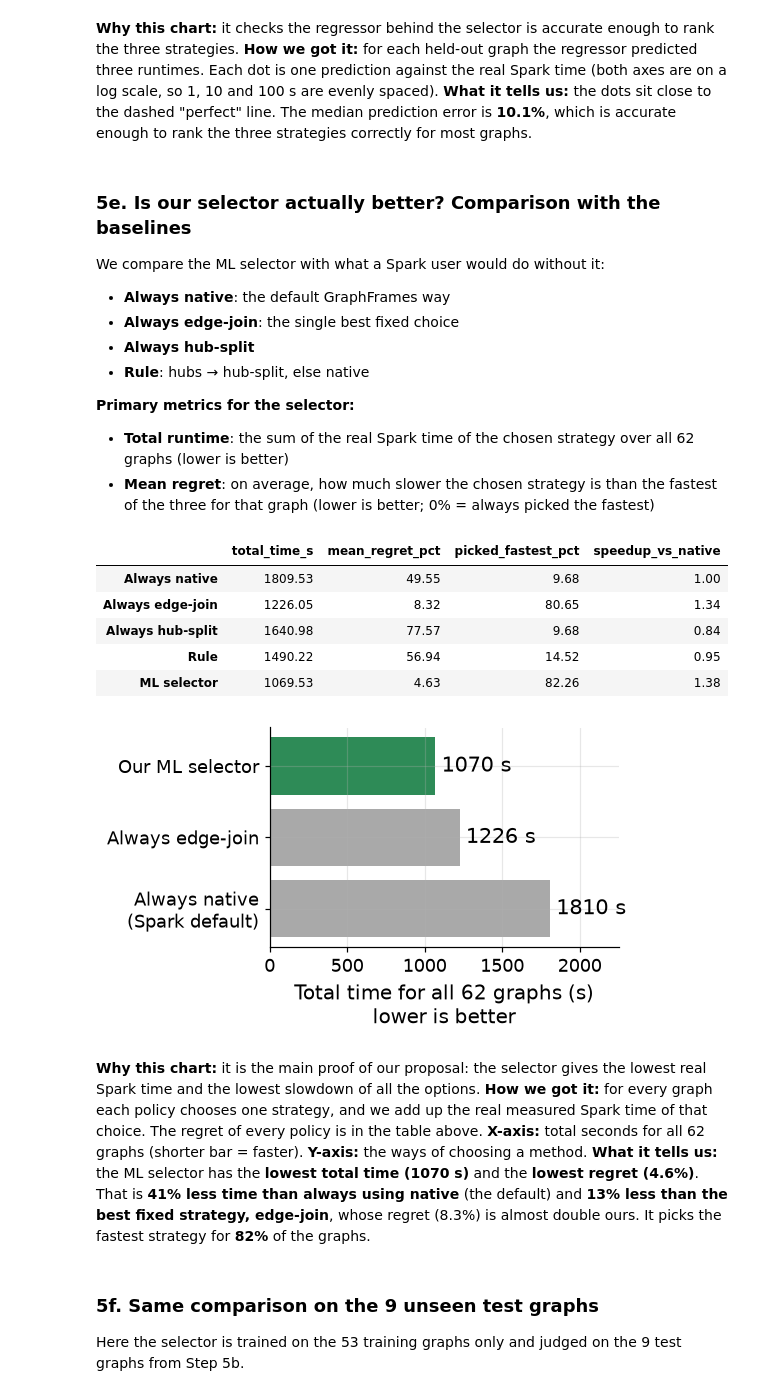
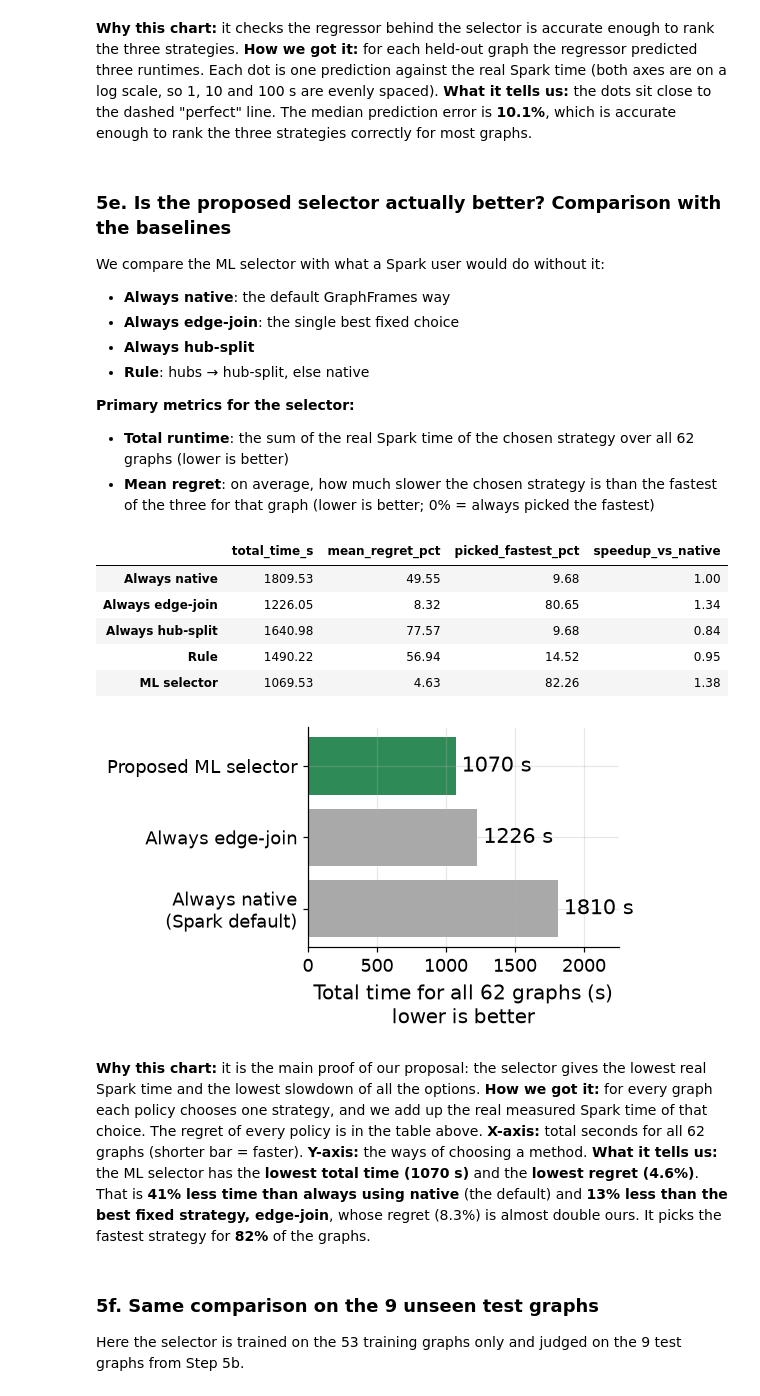
Before and after one commit to Harshil24Agrawal/big-data, a Jupyter notebook: notebooks/selector.ipynb, the cells around one changed output. Drawn from its saved outputs; the diff is of its cells as text; code cells hidden in the pictures.

```diff
--- a/notebooks/selector.ipynb
+++ b/notebooks/selector.ipynb
@@ -473,7 +482,7 @@ display(Markdown(f"""**Why this chart:** it checks the regressor behind the sele
 **How we got it:** for each held-out graph the regressor predicted three runtimes. Each dot is one prediction against the real Spark time (both axes are on a log scale, so 1, 10 and 100 s are evenly spaced).
 **What it tells us:** the dots sit close to the dashed "perfect" line. The median prediction error is **10.1%**, which is accurate enough to rank the three strategies correctly for most graphs.
 # %% [markdown]
-### 5e. Is our selector actually better? Comparison with the baselines
+### 5e. Is the proposed selector actually better? Comparison with the baselines
 We compare the ML selector with what a Spark user would do without it:
 * **Always native**: the default GraphFrames way
 * **Always edge-join**: the single best fixed choice
@@ -492,35 +501,35 @@ def policy_scores(rows_idx, choice):
 def policies(rows_idx, pred):
     n = len(rows_idx)
     rule = np.where(df.work_in_hubs_share.values[rows_idx] > 0, STRATS.index("hypercube_unified__aqe_off"), STRATS.index("native__aqe_on"))
     return {"Always native": np.full(n, 1), "Always edge-join": np.full(n, 0), "Always hub-split": np.full(n, 2),
             "Rule": rule, "ML selector": pred[rows_idx].argmin(1)}
 
 POL = pd.DataFrame({k: policy_scores(ALL, v) for k, v in policies(ALL, PRED).items()}).T
 display(POL.round(2)); RES["policies_LOGO"] = POL.round(4).to_dict(orient="index")
 # Slide chart (slide "Results of Classification 1/4")
 TIME3 = POL.loc[["Always native", "Always edge-join", "ML selector"], "total_time_s"]
 with plt.rc_context(SLIDE):
     fig, ax = plt.subplots(figsize=(5.1, 3.2))
-    b = ax.barh(["Always native\n(Spark default)", "Always edge-join", "Our ML selector"], TIME3.values, color=[C["base"], C["base"], C["ours"]])
+    b = ax.barh(["Always native\n(Spark default)", "Always edge-join", "Proposed ML selector"], TIME3.values, color=[C["base"], C["base"], C["ours"]])
     ax.bar_label(b, labels=[f"{v:.0f} s" for v in TIME3.values], padding=4, fontsize=14)
     ax.set_xlim(0, 2250); ax.set_xlabel("Total time for all 62 graphs (s)\nlower is better", fontsize=13); ax.tick_params(labelsize=12)
     save_slide(fig, "slide_total_time.png")
 p = POL.loc
 display(Markdown(f"""**Why this chart:** it is the main proof of our proposal: the selector gives the lowest real Spark time and the lowest slowdown of all the options.
 **How we got it:** for every graph each policy chooses one strategy, and we add up the real measured Spark time of that choice. The regret of every policy is in the table above.
 **X-axis:** total seconds for all 62 graphs (shorter bar = faster). **Y-axis:** the ways of choosing a method.
 **What it tells us:** the ML selector has the **lowest total time ({p['ML selector','total_time_s']:.0f} s)** and the **lowest regret ({p['ML selector','mean_regret_pct']:.1f}%)**.
 That is **{(1-p['ML selector','total_time_s']/p['Always native','total_time_s'])*100:.0f}% less time than always using native** (the default) and
 **{(1-p['ML selector','total_time_s']/p['Always edge-join','total_time_s'])*100:.0f}% less than the best fixed strategy, edge-join**, whose regret ({p['Always edge-join','mean_regret_pct']:.1f}%) is almost double ours.
 It picks the fastest strategy for **{p['ML selector','picked_fastest_pct']:.0f}%** of the graphs."""))
 # %% [output]
 |  | total_time_s | mean_regret_pct | picked_fastest_pct | speedup_vs_native |
 | Always native | 1809.53 | 49.55 | 9.68 | 1.00 |
 | Always edge-join | 1226.05 | 8.32 | 80.65 | 1.34 |
 | Always hub-split | 1640.98 | 77.57 | 9.68 | 0.84 |
 | Rule | 1490.22 | 56.94 | 14.52 | 0.95 |
 | ML selector | 1069.53 | 4.63 | 82.26 | 1.38 |
-[figure, old version]
+[figure, new version]
 **Why this chart:** it is the main proof of our proposal: the selector gives the lowest real Spark time and the lowest slowdown of all the options.
 **How we got it:** for every graph each policy chooses one strategy, and we add up the real measured Spark time of that choice. The regret of every policy is in the table above.
 **X-axis:** total seconds for all 62 graphs (shorter bar = faster). **Y-axis:** the ways of choosing a method.
```
Also changed, not shown: parts of 5 cells of this notebook, 4 other files.
